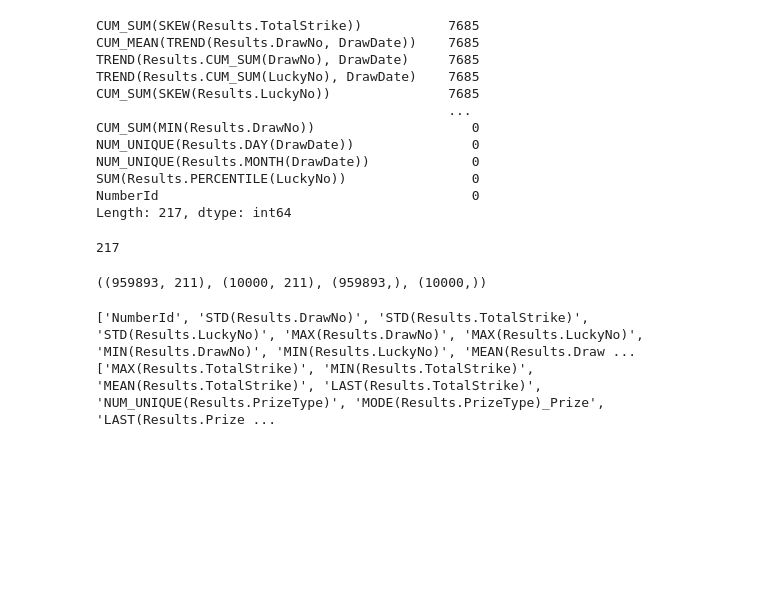
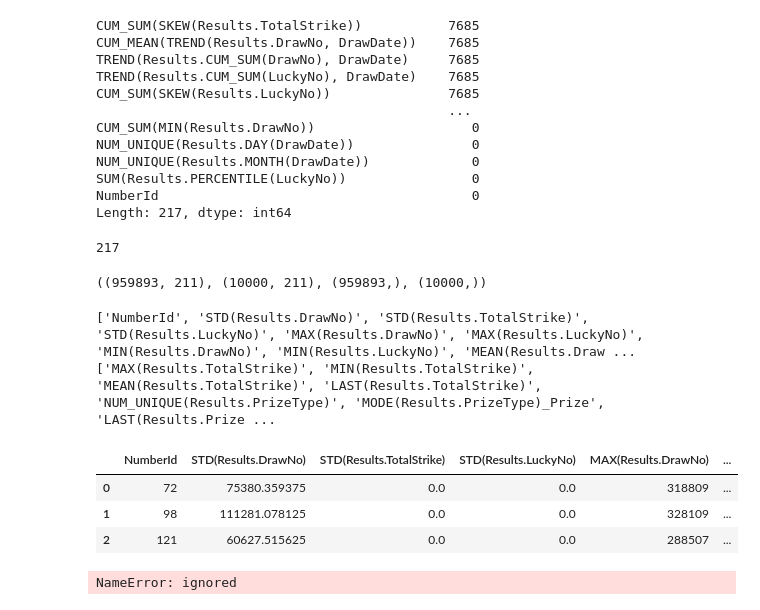
Before and after one commit to mengwangk/dl-projects, a Jupyter notebook: 04_15_dl_tabular_01.ipynb, the cells around one changed output. Cells and saved outputs as stored; diff of their text form; code cells hidden in the pictures; blank space fills up the shorter version.

```diff
--- a/04_15_dl_tabular_01.ipynb
+++ b/04_15_dl_tabular_01.ipynb
@@ -294,7 +294,7 @@ df = df_selected_features.drop(columns=unused_features)
 dep_var = 'Label'
 
 # Train test split
-procs = [Categorify, FillMissing]
+procs = [Categorify, FillMissing, Normalize]
 cond = (df.year < 2020) | (df.month < 1)
 train_idx = np.where( cond)[0]
 valid_idx = np.where(~cond)[0]
@@ -308,5 +308,19 @@ print(cat)
 ['NumberId', 'STD(Results.DrawNo)', 'STD(Results.TotalStrike)', 'STD(Results.LuckyNo)', 'MAX(Results.DrawNo)', 'MAX(Results.LuckyNo)', 'MIN(Results.DrawNo)', 'MIN(Results.LuckyNo)', 'MEAN(Results.Draw ...
 ['MAX(Results.TotalStrike)', 'MIN(Results.TotalStrike)', 'MEAN(Results.TotalStrike)', 'LAST(Results.TotalStrike)', 'NUM_UNIQUE(Results.PrizeType)', 'MODE(Results.PrizeType)_Prize', 'LAST(Results.Prize ...
 # %%
-to = TabularPandas(df, procs, cat, cont, y_names=dep_var, splits=splits)
+gc.collect() # Garbage collect
+
+to = TabularPandas(df, procs=procs, cat_names=cat, cont_names=cont, y_names=dep_var, splits=splits)
 len(to.train),len(to.valid)
+# %%
+to.items.head(3)
+# %% [output]
+|  | NumberId | STD(Results.DrawNo) | STD(Results.TotalStrike) | STD(Results.LuckyNo) | MAX(Results.DrawNo) | ... |
+| 0 | 72 | 75380.359375 | 0.0 | 0.0 | 318809 | ... |
+| 1 | 98 | 111281.078125 | 0.0 | 0.0 | 328109 | ... |
+| 2 | 121 | 60627.515625 | 0.0 | 0.0 | 288507 | ... |
+# %%
+dls = to.dataloaders(bs=64)
+dls.show_batch()
+# %% [output]
+NameError: ignored
```
